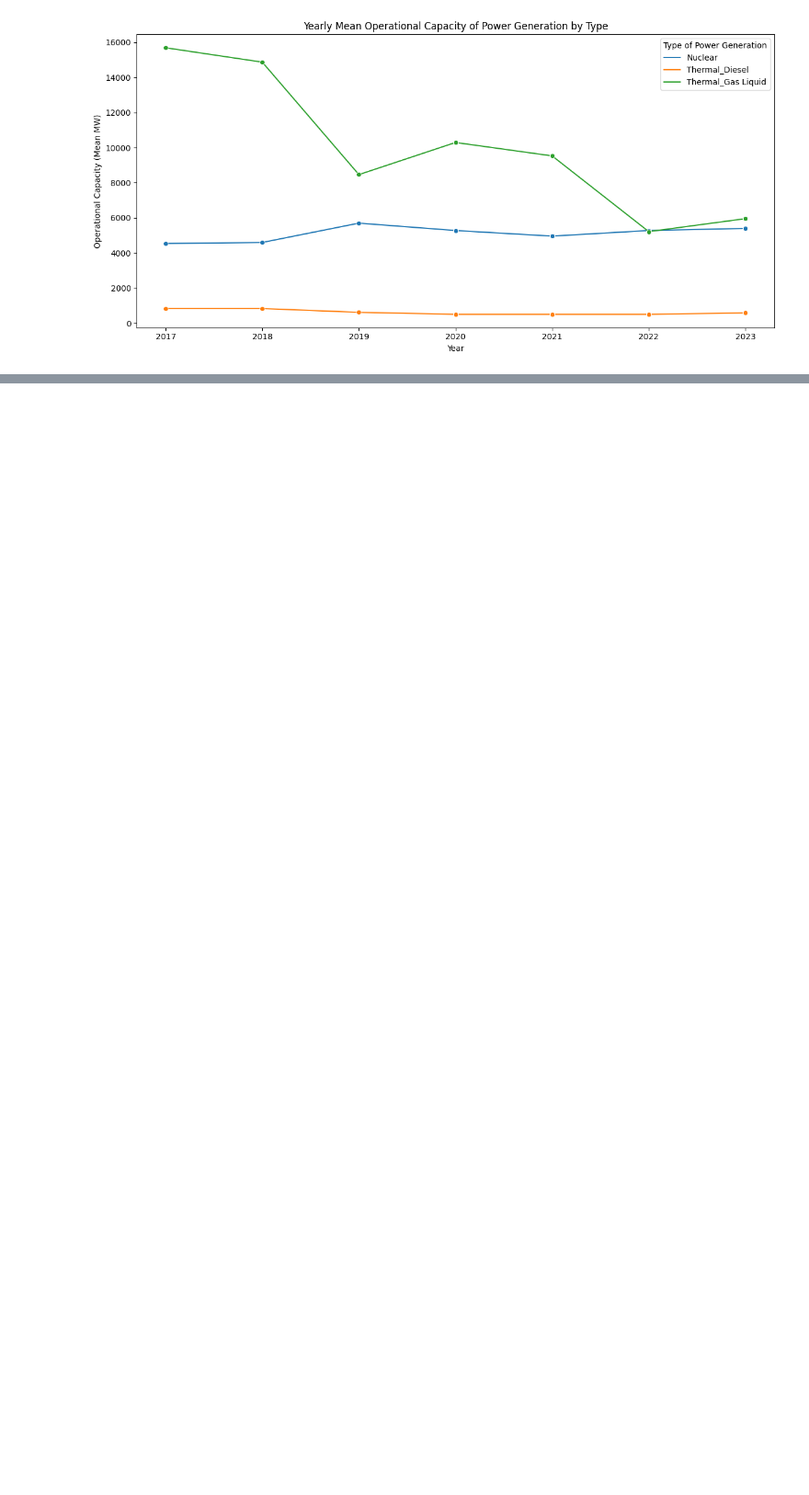
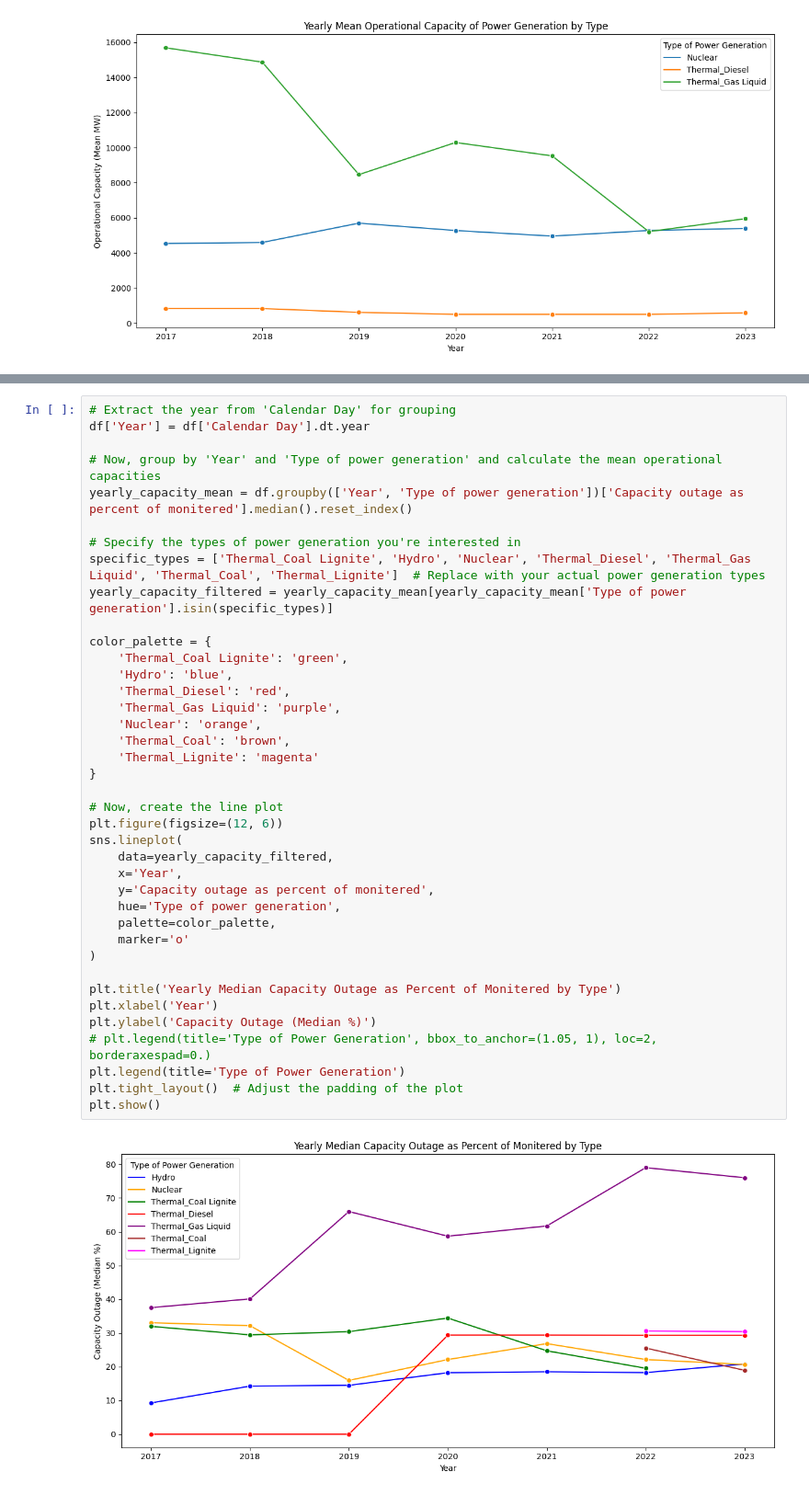
Before and after one commit to paritosh-101/smart_city_project2, a Jupyter notebook: scratch.ipynb, the cells around one changed output, grey strips where cells are left out. Shown: that part at 92% size. Cells and saved outputs as stored; diff of their text form; blank space fills up the shorter version.

```diff
--- a/scratch.ipynb
+++ b/scratch.ipynb
@@ -373,0 +453,41 @@ plt.show()
+# %%
+# Extract the year from 'Calendar Day' for grouping
+df['Year'] = df['Calendar Day'].dt.year
+
+# Now, group by 'Year' and 'Type of power generation' and calculate the mean operational capacities
+yearly_capacity_mean = df.groupby(['Year', 'Type of power generation'])['Capacity outage as percent of monitered'].median().reset_index()
+
+# Specify the types of power generation you're interested in
+specific_types = ['Thermal_Coal Lignite', 'Hydro', 'Nuclear', 'Thermal_Diesel', 'Thermal_Gas Liquid', 'Thermal_Coal', 'Thermal_Lignite']  # Replace with your actual power generation types
+yearly_capacity_filtered = yearly_capacity_mean[yearly_capacity_mean['Type of power generation'].isin(specific_types)]
+
+color_palette = {
+    'Thermal_Coal Lignite': 'green',
+    'Hydro': 'blue',
+    'Thermal_Diesel': 'red',
+    'Thermal_Gas Liquid': 'purple',
+    'Nuclear': 'orange',
+    'Thermal_Coal': 'brown',
+    'Thermal_Lignite': 'magenta'
+}
+
+# Now, create the line plot
+plt.figure(figsize=(12, 6))
+sns.lineplot(
+    data=yearly_capacity_filtered,
+    x='Year',
+    y='Capacity outage as percent of monitered',
+    hue='Type of power generation',
+    palette=color_palette,
+    marker='o'
+)
+
+plt.title('Yearly Median Capacity Outage as Percent of Monitered by Type')
+plt.xlabel('Year')
+plt.ylabel('Capacity Outage (Median %)')
+# plt.legend(title='Type of Power Generation', bbox_to_anchor=(1.05, 1), loc=2, borderaxespad=0.)
+plt.legend(title='Type of Power Generation')
+plt.tight_layout()  # Adjust the padding of the plot
+plt.show()
+# %% [output]
+[figure, added]
```
Also changed, not shown: parts of 4 cells of this notebook, 5 other files.
